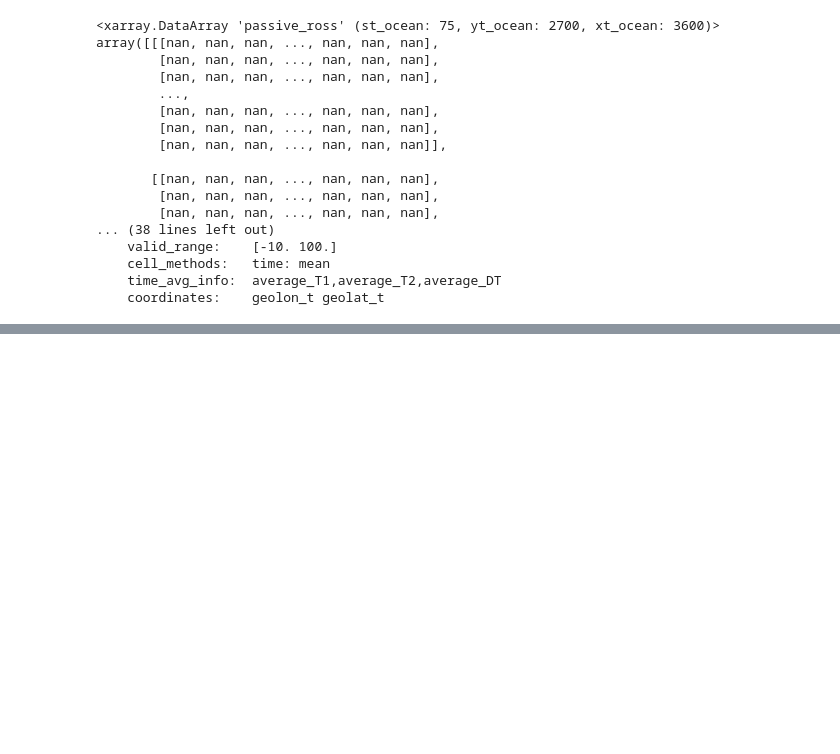
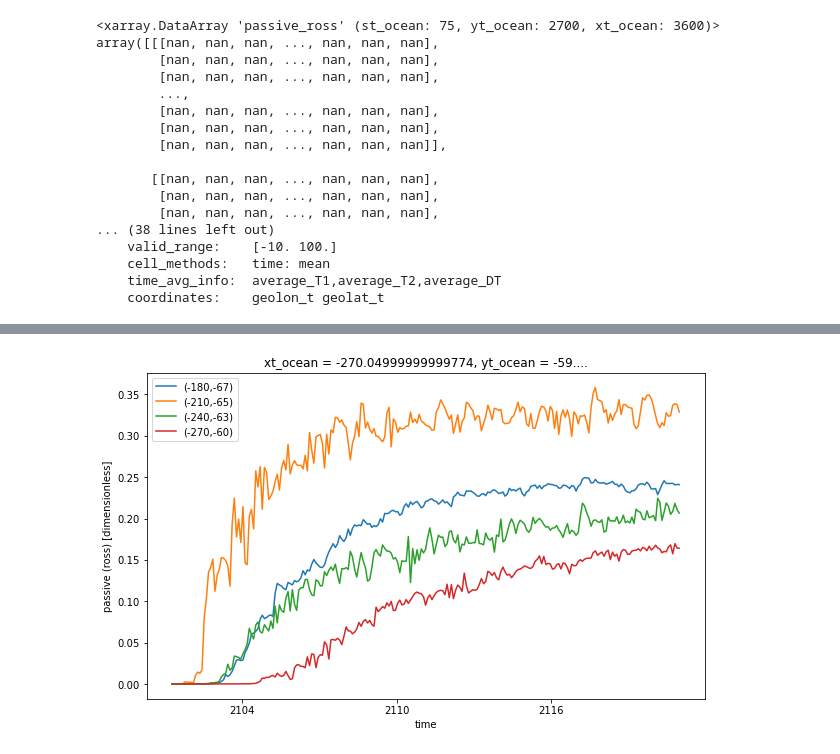
Before and after one commit to AndyHoggANU/CC_sandbox, a Jupyter notebook: PassiveTracer.ipynb, the cells around one changed output, grey strips where cells are left out. Cells and saved outputs as stored; diff of their text form; code cells hidden in the pictures; blank space fills up the shorter version.

```diff
--- a/PassiveTracer.ipynb
+++ b/PassiveTracer.ipynb
@@ -135,0 +170,27 @@ plt.savefig('TracerConcentration.png')
+# %%
+plt.figure(figsize=(10,6))
+
+
+rossnew = cc.querying.getvar(expt,'passive_ross' , session,frequency='1 monthly')
+
+
+ts4 = rossnew.sel(xt_ocean=-180,method='nearest').sel(yt_ocean=-67,method='nearest').sel(st_ocean=3200,method='nearest')
+ts4.plot(label='(-180,-67)')
+
+ts0 = rossnew.sel(xt_ocean=-210,method='nearest').sel(yt_ocean=-65,method='nearest').sel(st_ocean=3200,method='nearest')
+ts0.plot(label='(-210,-65)')
+
+
+ts1 = rossnew.sel(xt_ocean=-240,method='nearest').sel(yt_ocean=-63,method='nearest').sel(st_ocean=3800,method='nearest')
+ts1.plot(label='(-240,-63)')
+
+ts2 = rossnew.sel(xt_ocean=-270,method='nearest').sel(yt_ocean=-60,method='nearest').sel(st_ocean=4500,method='nearest')
+ts2.plot(label='(-270,-60)')
+#ts1.transpose().plot(vmin=0,vmax=0.3,cmap=cm.cm.dense)
+#plt.gca().invert_yaxis()
+
+plt.legend()
+
+plt.savefig('TracerConcentrationTimeries.png',dpi=250)
+# %% [output]
+[figure, added]
```
Also changed, not shown: parts of 3 cells of this notebook, 1 other file.
